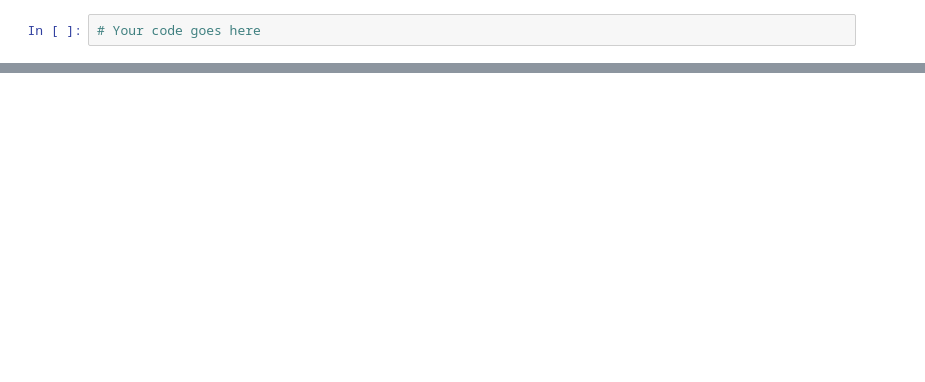
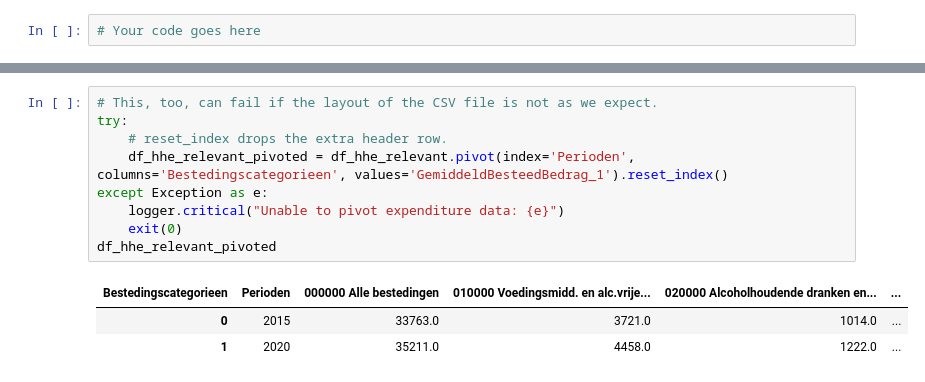
Before and after one commit to AIM-MADS-DATEXP/workshop-pipelines, a Jupyter notebook: pipelines_workshop.ipynb, the cells around one changed output, grey strips where cells are left out. Drawn from its saved outputs; the diff is of its cells as text; blank space fills up the shorter version.

```diff
--- a/pipelines_workshop.ipynb
+++ b/pipelines_workshop.ipynb
@@ -210,0 +247,13 @@ Filtering rows you know how to do. Retain only those rows where the "Bestedingsc
+# %%
+# This, too, can fail if the layout of the CSV file is not as we expect.
+try:
+    # reset_index drops the extra header row.
+    df_hhe_relevant_pivoted = df_hhe_relevant.pivot(index='Perioden', columns='Bestedingscategorieen', values='GemiddeldBesteedBedrag_1').reset_index()
+except Exception as e:
+    logger.critical("Unable to pivot expenditure data: {e}")
+    exit(0)
+df_hhe_relevant_pivoted
+# %% [output]
+| Bestedingscategorieen | Perioden | 000000 Alle bestedingen | 010000 Voedingsmidd. en alc.vrije... | 020000 Alcoholhoudende dranken en... | ... |
+| 0 | 2015 | 33763.0 | 3721.0 | 1014.0 | ... |
+| 1 | 2020 | 35211.0 | 4458.0 | 1222.0 | ... |
```
Also changed, not shown: parts of 8 cells of this notebook.
